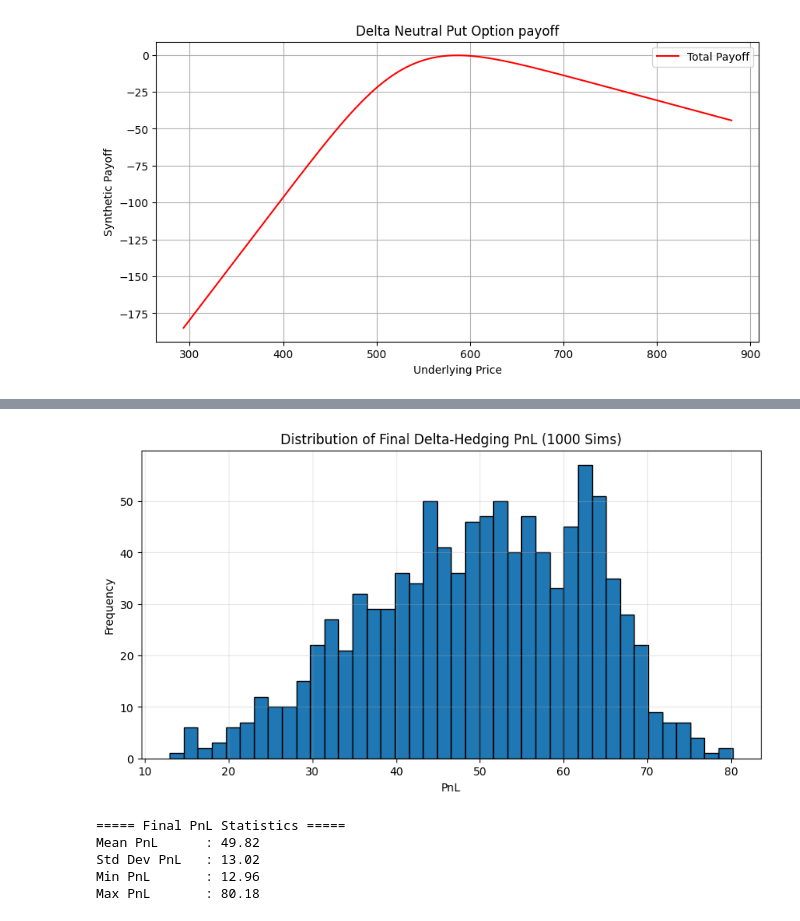
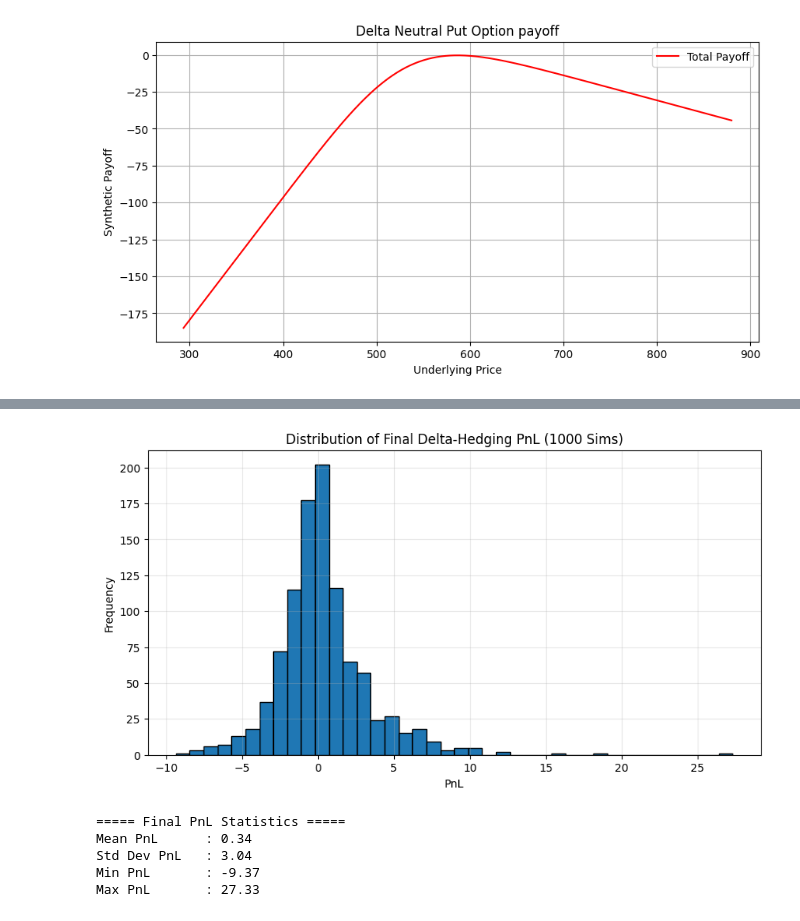
Before and after one commit to HST0077/HYOTC, a Jupyter notebook: hedgingderivatives.ipynb, the cells around one changed output, grey strips where cells are left out. Drawn from its saved outputs; the diff is of its cells as text; code cells hidden in the pictures.

```diff
--- a/hedgingderivatives.ipynb
+++ b/hedgingderivatives.ipynb
@@ -499,0 +520,3 @@ plt.show()
+# %%
+T_remain = (maturity - dates[1]).days / 365
+BS.bs_put(S_path[1], K, T_remain, r, sigma)
@@ -530,7 +555,7 @@ total_pnl = np.zeros(n_steps)
 for t in range(1, n_steps):
     # 잔존만기 (년)
     T_remain = (maturity - dates[t]).days / 365
-    T_remain = max(T_remain, 1)
+    T_remain = max(T_remain, 0.0001)
 
     # 현재 옵션 가치와 델타
     opt_values[t], deltas[t] = BS.bs_put(S_path[t], K, T_remain, r, sigma), BS.put_delta(S_path[t], K, T_remain, r, sigma)
@@ -622,39 +647,39 @@ for sim in range(n_sim):
     for t in range(1, N+1):
         T_remain = (maturity - dates[t]).days / 365
         if T_remain <= 0:
-            T_remain = 1
+            T_remain = 0.001
 
         option_values[t], deltas[t] = BS.bs_put(S_path[t], K, T_remain, r, sigma), BS.put_delta(S_path[t], K, T_remain, r, sigma)
 
         option_pnl[t] = option_values[t] - option_values[t-1]
         hedge_pnl[t] = hedge_pos[t-1] * (S_path[t] - S_path[t-1])
         total_pnl[t] = option_pnl[t] + hedge_pnl[t]
 
         hedge_pos[t] = -deltas[t]
 
     final_pnl[sim] = np.sum(total_pnl)  # 마지막 cumulative PnL
 
 
 # ----------------------------------------
 # 4) 결과 그래프 + 평균/표준편차 출력
 # ----------------------------------------
 plt.figure(figsize=(10,5))
 plt.hist(final_pnl, bins=40, edgecolor='black')
 plt.title("Distribution of Final Delta-Hedging PnL (1000 Sims)")
 plt.xlabel("PnL")
 plt.ylabel("Frequency")
 plt.grid(alpha=0.3)
 plt.show()
 
 print("===== Final PnL Statistics =====")
 print("Mean PnL      : {:,.2f}".format(final_pnl.mean()))
 print("Std Dev PnL   : {:,.2f}".format(final_pnl.std()))
 print("Min PnL       : {:,.2f}".format(final_pnl.min()))
 print("Max PnL       : {:,.2f}".format(final_pnl.max()))
 # %% [output]
-[figure, old version]
+[figure, new version]
 ===== Final PnL Statistics =====
-Mean PnL      : 49.82
-Std Dev PnL   : 13.02
-Min PnL       : 12.96
-Max PnL       : 80.18
+Mean PnL      : 0.34
+Std Dev PnL   : 3.04
+Min PnL       : -9.37
+Max PnL       : 27.33
```
Also changed, not shown: parts of 8 cells of this notebook.
